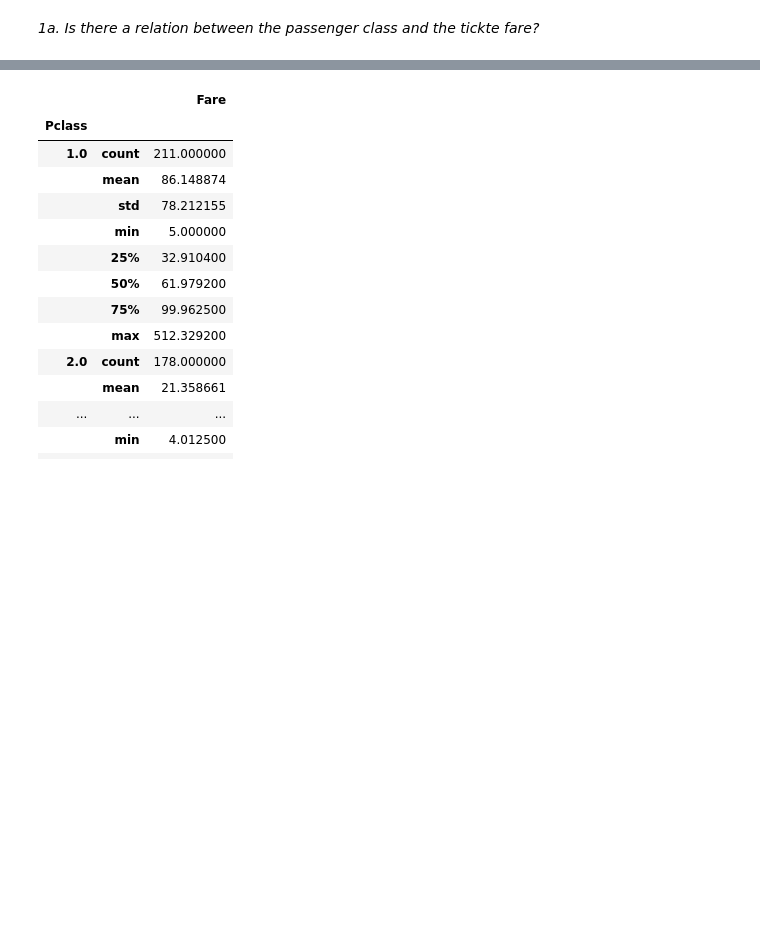
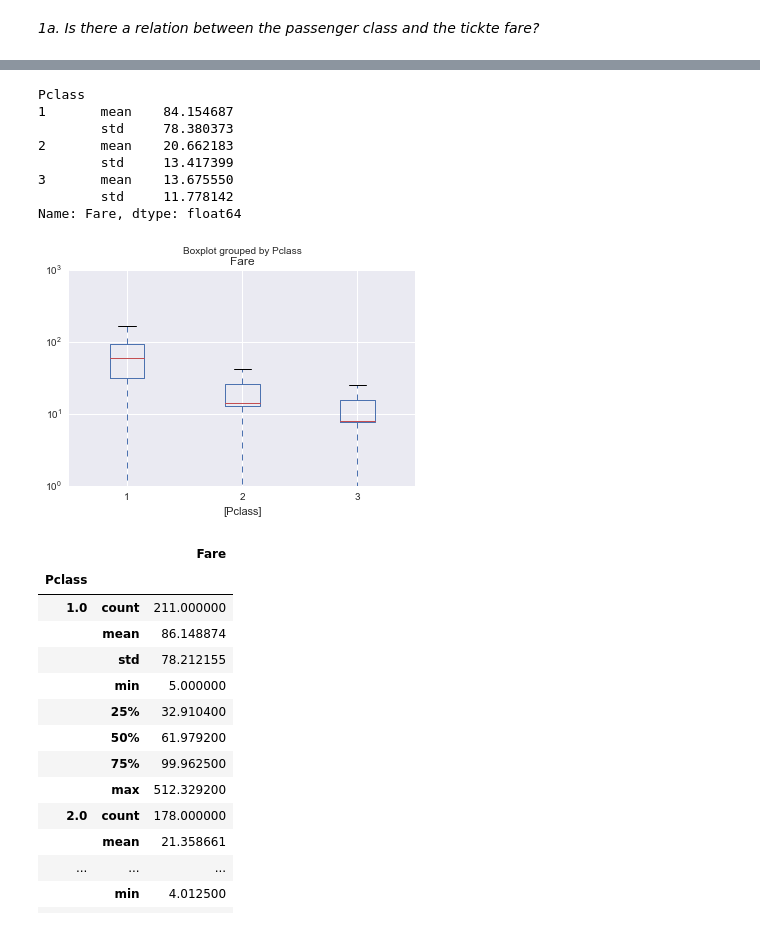
Before and after one commit to BarbaraJoebstl/da2_the_unsinkable_titanic, a Jupyter notebook: Titanic_Data.ipynb, the cells around one changed output, grey strips where cells are left out. Cells and saved outputs as stored; diff of their text form; code cells hidden in the pictures; blank space fills up the shorter version.

Commit message:
add boxplot for fares

```diff
--- a/Titanic_Data.ipynb
+++ b/Titanic_Data.ipynb
@@ -127,3 +135,16 @@ It is important to say that this is only a sample. 38% of the sample data passen
+# %%
+df.boxplot(column=['Fare'], by = ['Pclass']).set_yscale('log')
+df.groupby(['Pclass'])['Fare'].describe().loc[:, ['mean', 'std']]
+# %% [output]
+Pclass
+1       mean    84.154687
+        std     78.380373
+2       mean    20.662183
+        std     13.417399
+3       mean    13.675550
+        std     11.778142
+Name: Fare, dtype: float64
+[figure, added]
 # %%
 fare_df = df.loc[:,['Fare', 'Pclass']]
 #skip the null values for the fares
```
Also changed, not shown: parts of 5 cells of this notebook.
